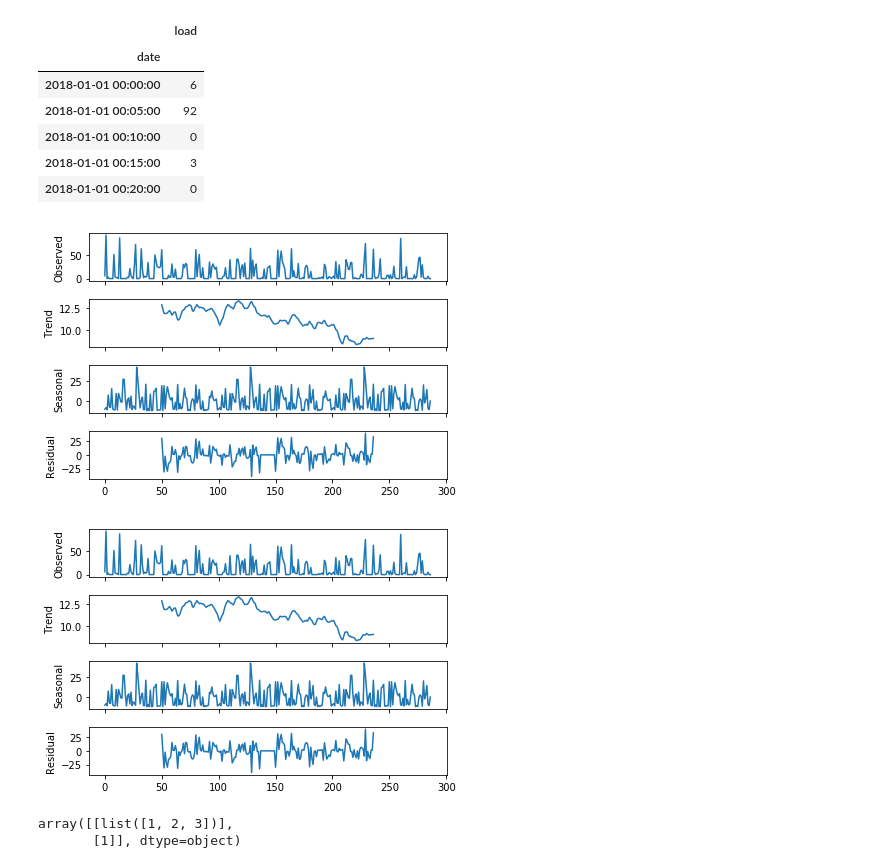
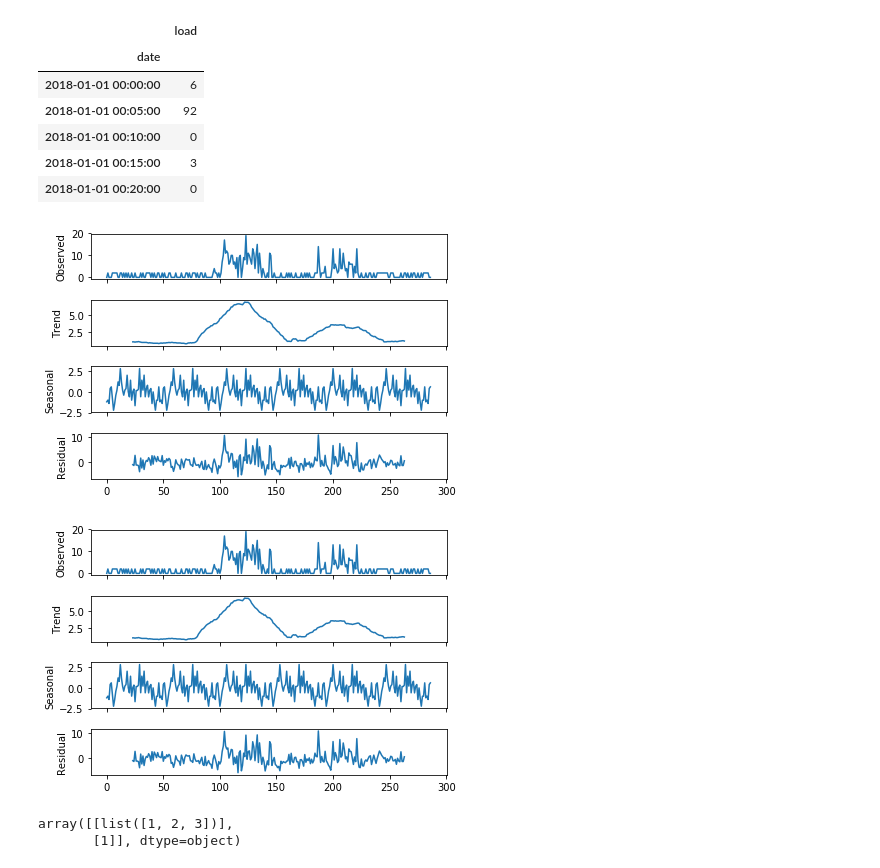
Before and after one commit to wzt3309/container-sim, a Jupyter notebook: predict/find_period_load.ipynb, the cells around one changed output. Saved outputs shown, nothing was run; the diff lists cells and outputs as text; code cells hidden in the pictures.

```diff
--- a/predict/find_period_load.ipynb
+++ b/predict/find_period_load.ipynb
@@ -90,5 +94,5 @@ period_res.iloc[1]['filename']
 # %%
-demo = period_res.iloc[1]['filename']
+demo = period_res.iloc[2]['filename']
 df = pd.read_csv(demo)
 df.columns = ['load']
 ts = df['load']
@@ -194,11 +198,11 @@ df.head()
 | 2018-01-01 00:20:00 | 0 |
 # %%
 from statsmodels.tsa.seasonal import seasonal_decompose
-dec = seasonal_decompose(df['load'], freq=100)
+dec = seasonal_decompose(df['load'], freq=47)
 dec.plot()
 # %% [output]
-[figure, old version]
+[figure, new version]
-[figure, old version]
+[figure, new version]
 # %%
 arr = np.array(list(zip([[1,2,3],1])))
 arr
```
Also changed, not shown: parts of 8 cells of this notebook, 6 other files.
